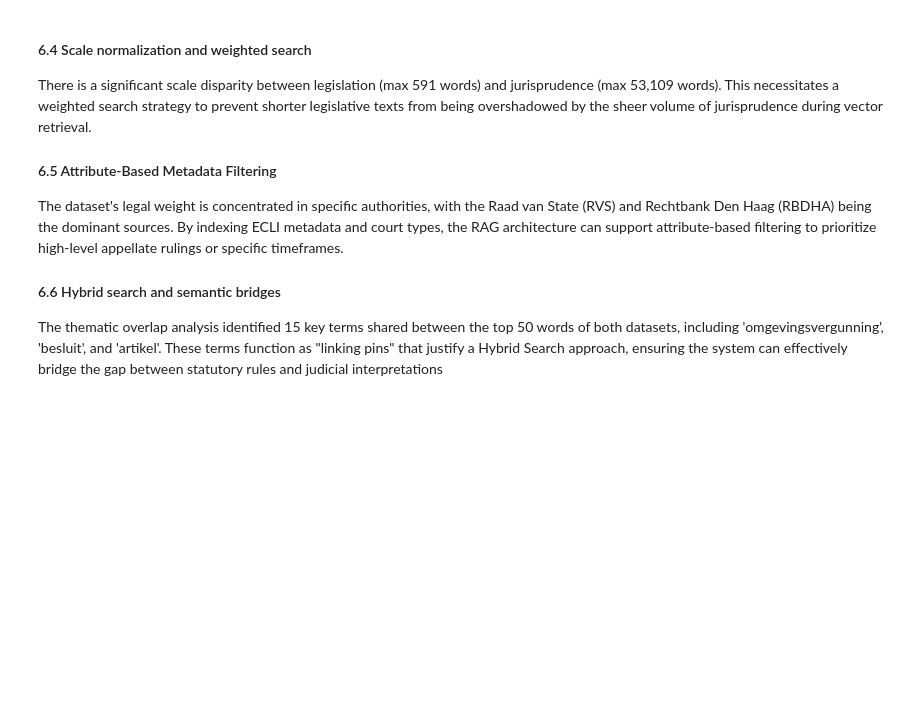
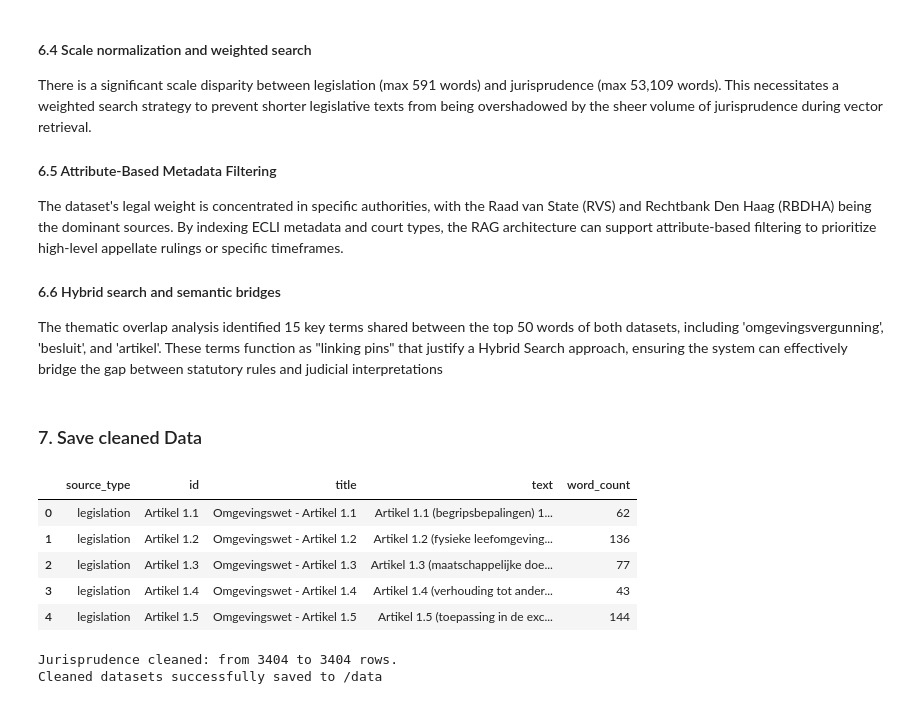
Before and after one commit to verkadefloor/thesis_project, a Jupyter notebook: EDA/Exploratory_Data_Analysis.ipynb, the cells around one changed output. Cells and saved outputs as stored; diff of their text form; code cells hidden in the pictures; blank space fills up the shorter version.

```diff
--- a/EDA/Exploratory_Data_Analysis.ipynb
+++ b/EDA/Exploratory_Data_Analysis.ipynb
@@ -422,3 +422,49 @@ The dataset's legal weight is concentrated in specific authorities, with the Raa
 
 #### 6.6 Hybrid search and semantic bridges
 The thematic overlap analysis identified 15 key terms shared between the top 50 words of both datasets, including 'omgevingsvergunning', 'besluit', and 'artikel'. These terms function as "linking pins" that justify a Hybrid Search approach, ensuring the system can effectively bridge the gap between statutory rules and judicial interpretations
+# %% [markdown]
+### 7. Save cleaned Data
+# %%
+# Toont de eerste 5 rijen en alle kolomnamen
+df_legislation.head()
+# %% [output]
+|  | source_type | id | title | text | word_count |
+| 0 | legislation | Artikel 1.1 | Omgevingswet - Artikel 1.1 | Artikel 1.1 (begripsbepalingen) 1... | 62 |
+| 1 | legislation | Artikel 1.2 | Omgevingswet - Artikel 1.2 | Artikel 1.2 (fysieke leefomgeving... | 136 |
+| 2 | legislation | Artikel 1.3 | Omgevingswet - Artikel 1.3 | Artikel 1.3 (maatschappelijke doe... | 77 |
+| 3 | legislation | Artikel 1.4 | Omgevingswet - Artikel 1.4 | Artikel 1.4 (verhouding tot ander... | 43 |
+| 4 | legislation | Artikel 1.5 | Omgevingswet - Artikel 1.5 | Artikel 1.5 (toepassing in de exc... | 144 |
+# %%
+# Jurisprudence
+# Remove cells with unuseable text
+df_jurisprudence_cleaned = df_jurisprudence[
+    (df_jurisprudence['full_text'] != "Content not available") &
+    (df_jurisprudence['full_text'] != "Parsing error") &
+    (df_jurisprudence['full_text'].notna())
+].copy()
+
+# Rename full_text to text for consistency with legislation
+df_jurisprudence_cleaned = df_jurisprudence_cleaned.rename(columns={'full_text': 'text', 'ecli': 'id'})
+df_jurisprudence_cleaned['source_type'] = 'jurisprudence'
+
+jurisprudence_cols = ['id', 'text', 'title', 'word_count', 'court', 'year', 'source_type']
+df_jurisprudence_final = df_jurisprudence_cleaned[jurisprudence_cols]
+
+# Legislation cleaning
+df_legislation_cleaned = df_legislation[df_legislation['text'].notna()].copy()
+
+# Standardise columns
+df_legislation_cleaned['source_type'] = 'legislation'
+
+legislation_cols = ['id', 'text', 'title', 'word_count', 'source_type']
+df_legislation_final = df_legislation_cleaned[legislation_cols]
+
+# save cleaned files
+df_jurisprudence_cleaned.to_json('../data/jurisprudence_omgevingswet_cleaned.jsonl', orient='records', lines=True, force_ascii=False)
+df_legislation_cleaned.to_json('../data/legislation_omgevingswet_cleaned.jsonl', orient='records', lines=True, force_ascii=False)
+
+print(f"Jurisprudence cleaned: from {len(df_jurisprudence)} to {len(df_jurisprudence_cleaned)} rows.")
+print("Cleaned datasets successfully saved to /data")
+# %% [output]
+Jurisprudence cleaned: from 3404 to 3404 rows.
+Cleaned datasets successfully saved to /data
```
Also changed, not shown: 8 other files.
